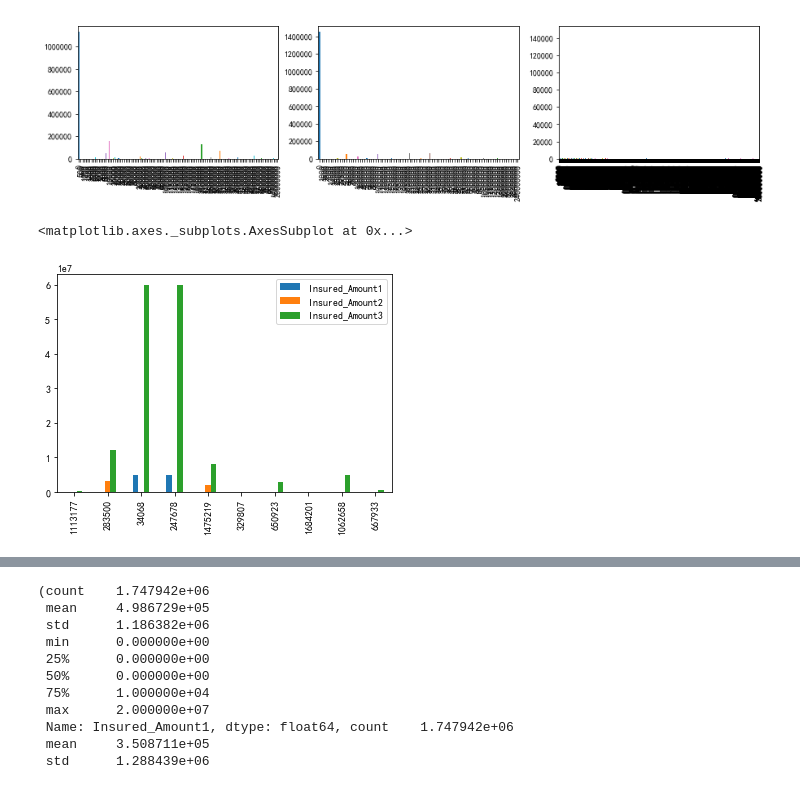
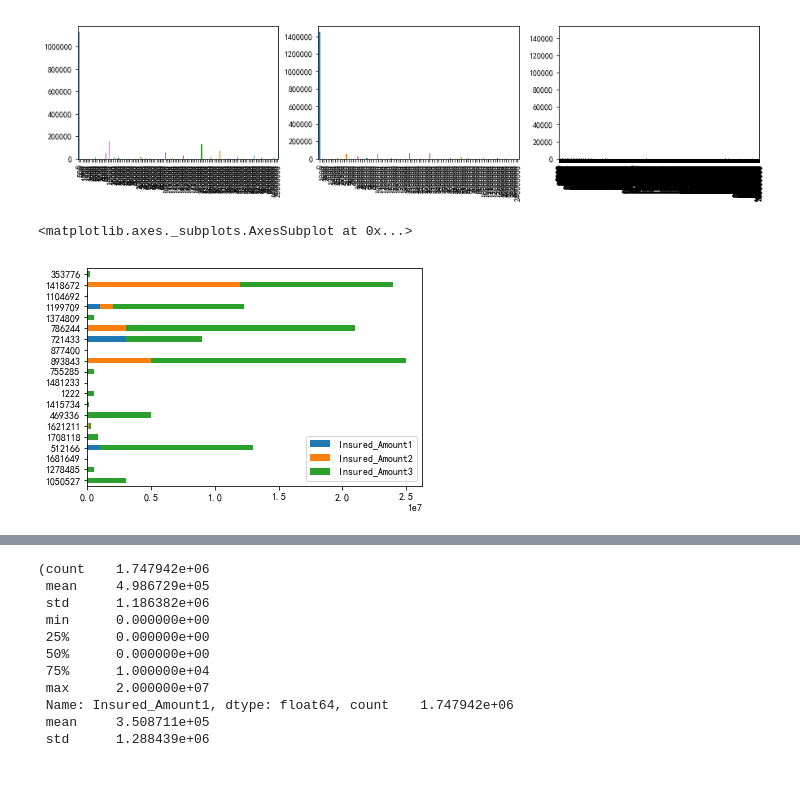
Before and after one commit to taipingeric/tbddd, a Jupyter notebook: EDA.ipynb, the cells around one changed output, grey strips where cells are left out. Drawn from its saved outputs; the diff is of its cells as text; code cells hidden in the pictures.

```diff
--- a/EDA.ipynb
+++ b/EDA.ipynb
@@ -361,7 +362,7 @@ df_policy['Insured_Amount3'].value_counts().sort_index().plot(kind='bar')
 <matplotlib.axes._subplots.AxesSubplot at 0x...>
 [figure]
 # %%
-df_policy[['Insured_Amount1', 'Insured_Amount2', 'Insured_Amount3']].sample(10).plot(kind='bar')
+df_policy[['Insured_Amount1', 'Insured_Amount2', 'Insured_Amount3']].sample(20).plot.barh(stacked=True)
 # %% [output]
 <matplotlib.axes._subplots.AxesSubplot at 0x...>
-[figure, old version]
+[figure, new version]
```
Also changed, not shown: parts of 16 cells of this notebook.
